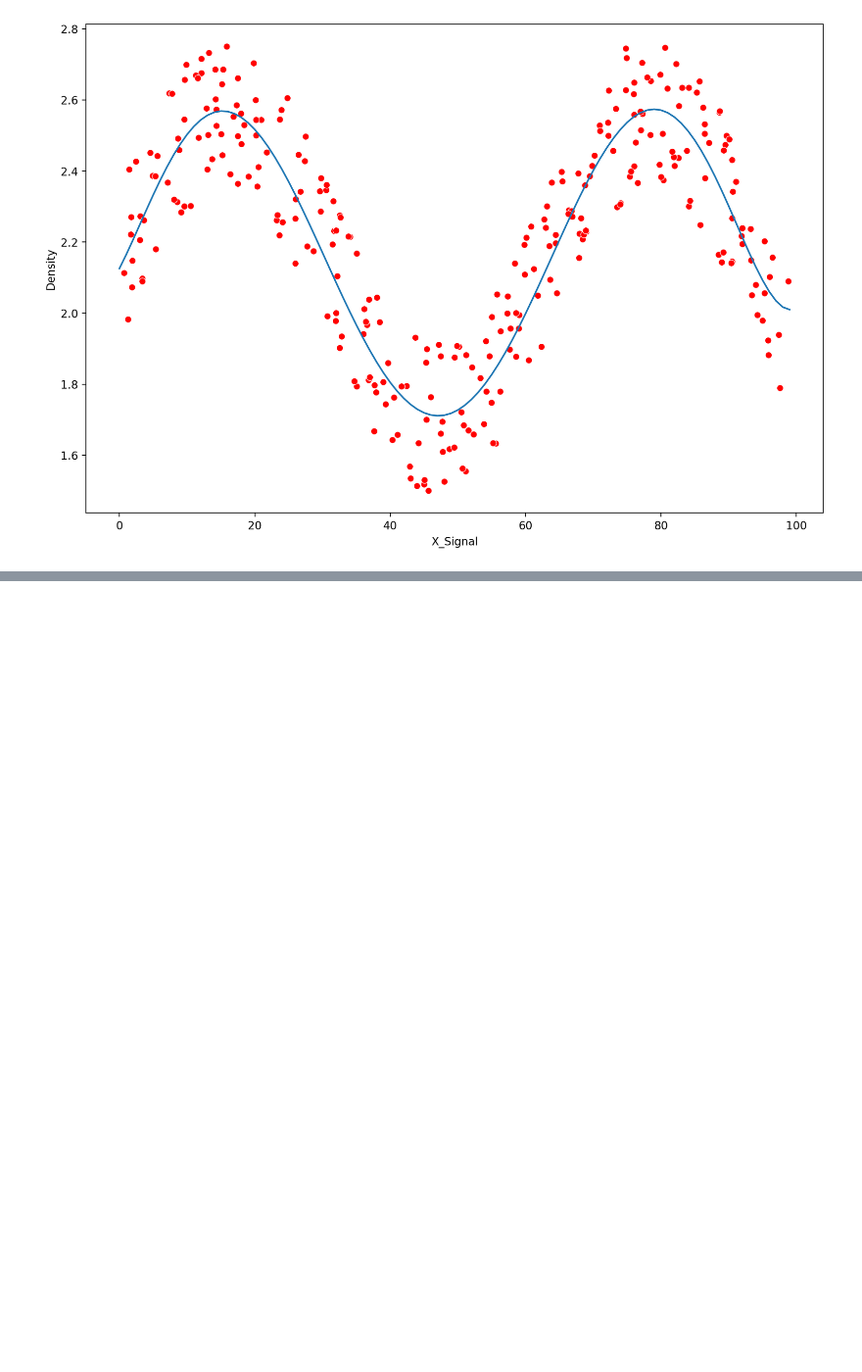
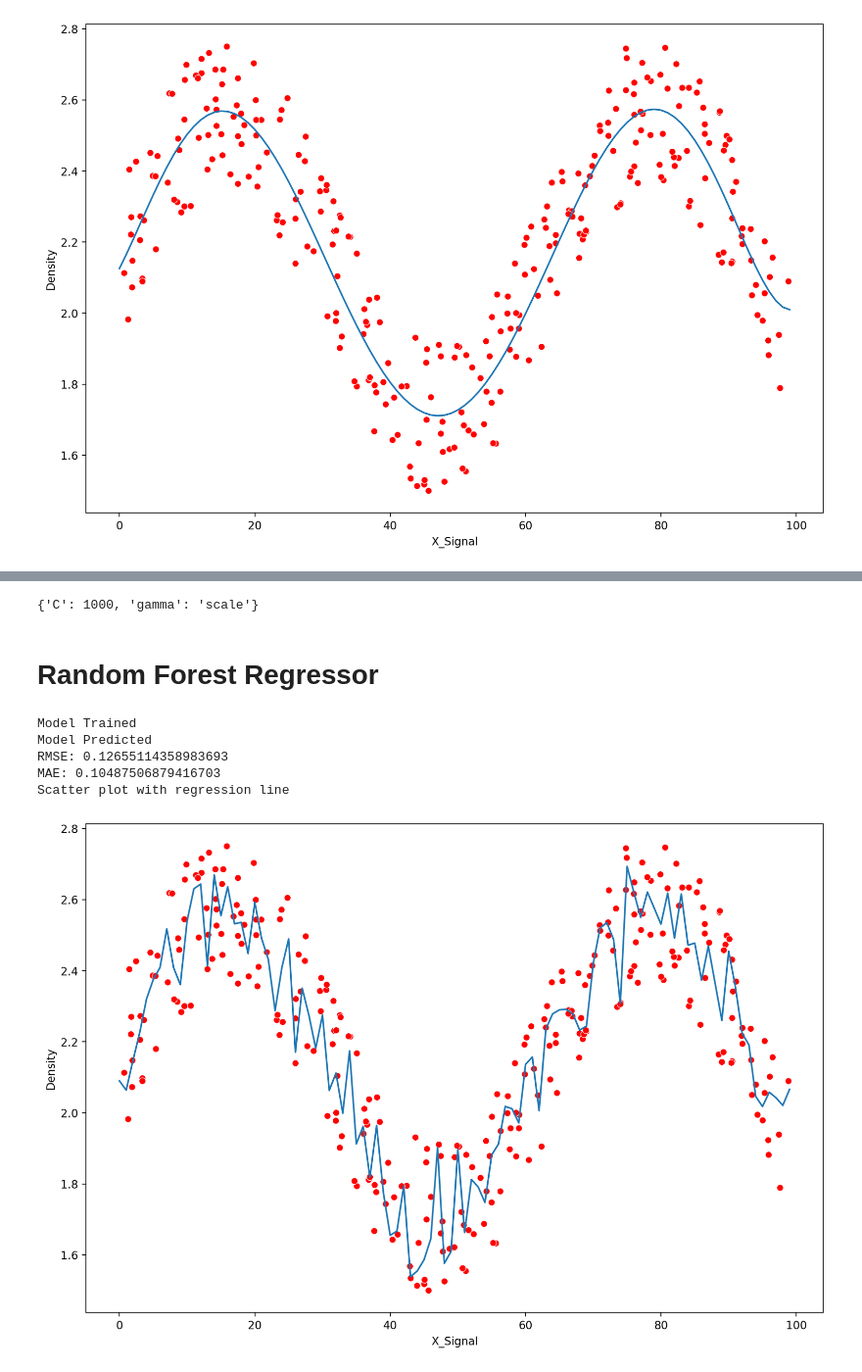
Before and after one commit to DHANA5982/Machine-Learning-with-Python-Lr, a Jupyter notebook: Random Forest/All Regressor Models.ipynb, the cells around one changed output, grey strips where cells are left out. Shown at 98% size. Drawn from its saved outputs; the diff is of its cells as text; code cells hidden in the pictures; blank space fills up the shorter version.

```diff
--- a/Random Forest/All Regressor Models.ipynb
+++ b/Random Forest/All Regressor Models.ipynb
@@ -126,0 +186,6 @@ Scatter plot with regression line
+# %%
+grid.best_params_
+# %% [output]
+{'C': 1000, 'gamma': 'scale'}
+# %% [markdown]
+# Random Forest Regressor
@@ -126,0 +194,10 @@ Scatter plot with regression line
+# %%
+rfr = RandomForestRegressor(n_estimators = 10)
+run_model(rfr, X_train, y_train, X_test, y_test)
+# %% [output]
+Model Trained
+Model Predicted
+RMSE: 0.12655114358983693
+MAE: 0.10487506879416703
+Scatter plot with regression line
+[figure, added]
```
Also changed, not shown: parts of 11 cells of this notebook.
